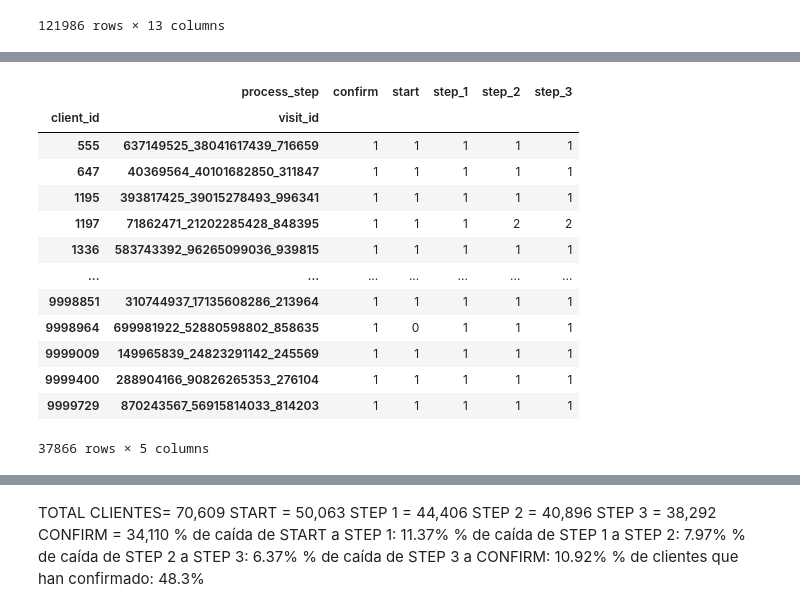
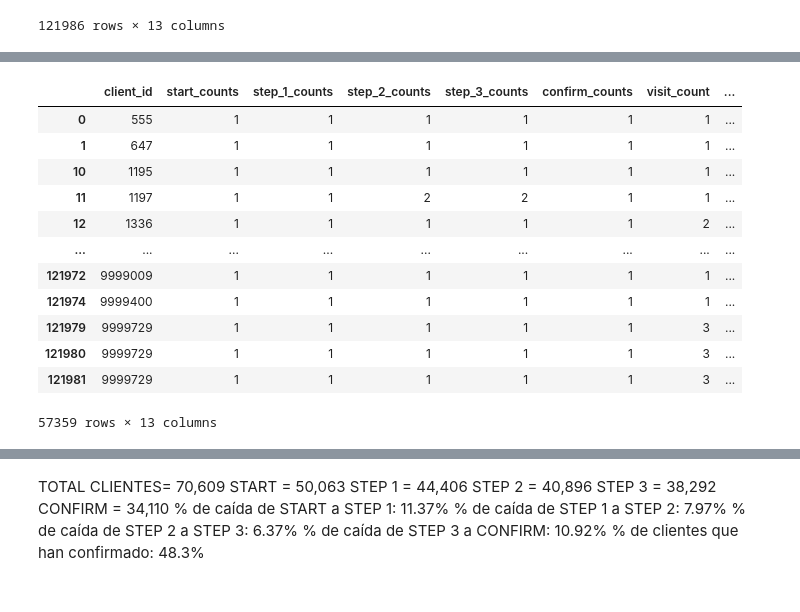
Before and after one commit to Ivannnsr/customer-experience-team-vanguard, a Jupyter notebook: mique_ivan.ipynb, the cells around one changed output, grey strips where cells are left out. Saved outputs shown, nothing was run; the diff lists cells and outputs as text; code cells hidden in the pictures.

```diff
--- a/mique_ivan.ipynb
+++ b/mique_ivan.ipynb
@@ -413,14 +413,3 @@ pivot_df
 | 121984 | 9999729 | 1 | 1 | 0 | 0 | 0 | 3 | ... |
 | 121985 | 9999832 | 1 | 1 | 0 | 0 | 0 | 1 | ... |
 121986 rows × 13 columns
-# %%
-# Define a function to count the number of times a user spent less than 2 seconds in any step
-def count_error_times(row):
-    steps = ['start', 'step_1', 'step_2', 'step_3']
-    return sum(row[step] < 2 for step in steps)
-
-# Apply the function to each row and create the new column
-pivot_df['error_time'] = pivot_df.apply(count_error_times, axis=1)
-
-# Display the updated DataFrame
-pivot_df
@@ -533,22 +436,21 @@ clients_at_step_3
 # %%
 # Filtrar las filas donde 'process_step' es igual a 'confirm'
-clients_at_confirm = pivot_df[pivot_df['confirm'] > 0]
+clients_at_confirm = pivot_df[pivot_df['confirm_counts'] > 0]
 clients_at_confirm
 # %% [output]
-|  | process_step | confirm | start | step_1 | step_2 | step_3 |
-| client_id | visit_id |  |  |  |  |  |
-| 555 | 637149525_38041617439_716659 | 1 | 1 | 1 | 1 | 1 |
-| 647 | 40369564_40101682850_311847 | 1 | 1 | 1 | 1 | 1 |
-| 1195 | 393817425_39015278493_996341 | 1 | 1 | 1 | 1 | 1 |
-| 1197 | 71862471_21202285428_848395 | 1 | 1 | 1 | 2 | 2 |
-| 1336 | 583743392_96265099036_939815 | 1 | 1 | 1 | 1 | 1 |
-| ... | ... | ... | ... | ... | ... | ... |
-| 9998851 | 310744937_17135608286_213964 | 1 | 1 | 1 | 1 | 1 |
-| 9998964 | 699981922_52880598802_858635 | 1 | 0 | 1 | 1 | 1 |
-| 9999009 | 149965839_24823291142_245569 | 1 | 1 | 1 | 1 | 1 |
-| 9999400 | 288904166_90826265353_276104 | 1 | 1 | 1 | 1 | 1 |
-| 9999729 | 870243567_56915814033_814203 | 1 | 1 | 1 | 1 | 1 |
+|  | client_id | start_counts | step_1_counts | step_2_counts | step_3_counts | confirm_counts | visit_count | ... |
+| 0 | 555 | 1 | 1 | 1 | 1 | 1 | 1 | ... |
+| 1 | 647 | 1 | 1 | 1 | 1 | 1 | 1 | ... |
+| 10 | 1195 | 1 | 1 | 1 | 1 | 1 | 1 | ... |
+| 11 | 1197 | 1 | 1 | 2 | 2 | 1 | 1 | ... |
+| 12 | 1336 | 1 | 1 | 1 | 1 | 1 | 2 | ... |
+| ... | ... | ... | ... | ... | ... | ... | ... | ... |
+| 121972 | 9999009 | 1 | 1 | 1 | 1 | 1 | 1 | ... |
+| 121974 | 9999400 | 1 | 1 | 1 | 1 | 1 | 1 | ... |
+| 121979 | 9999729 | 1 | 1 | 1 | 1 | 1 | 3 | ... |
+| 121980 | 9999729 | 1 | 1 | 1 | 1 | 1 | 3 | ... |
+| 121981 | 9999729 | 1 | 1 | 1 | 1 | 1 | 3 | ... |
-37866 rows × 5 columns
+57359 rows × 13 columns
 # %%
 confirm = len(clients_at_confirm)
 start = len(clients_at_start)
```
Also changed, not shown: parts of 38 cells of this notebook, 4 other files.
